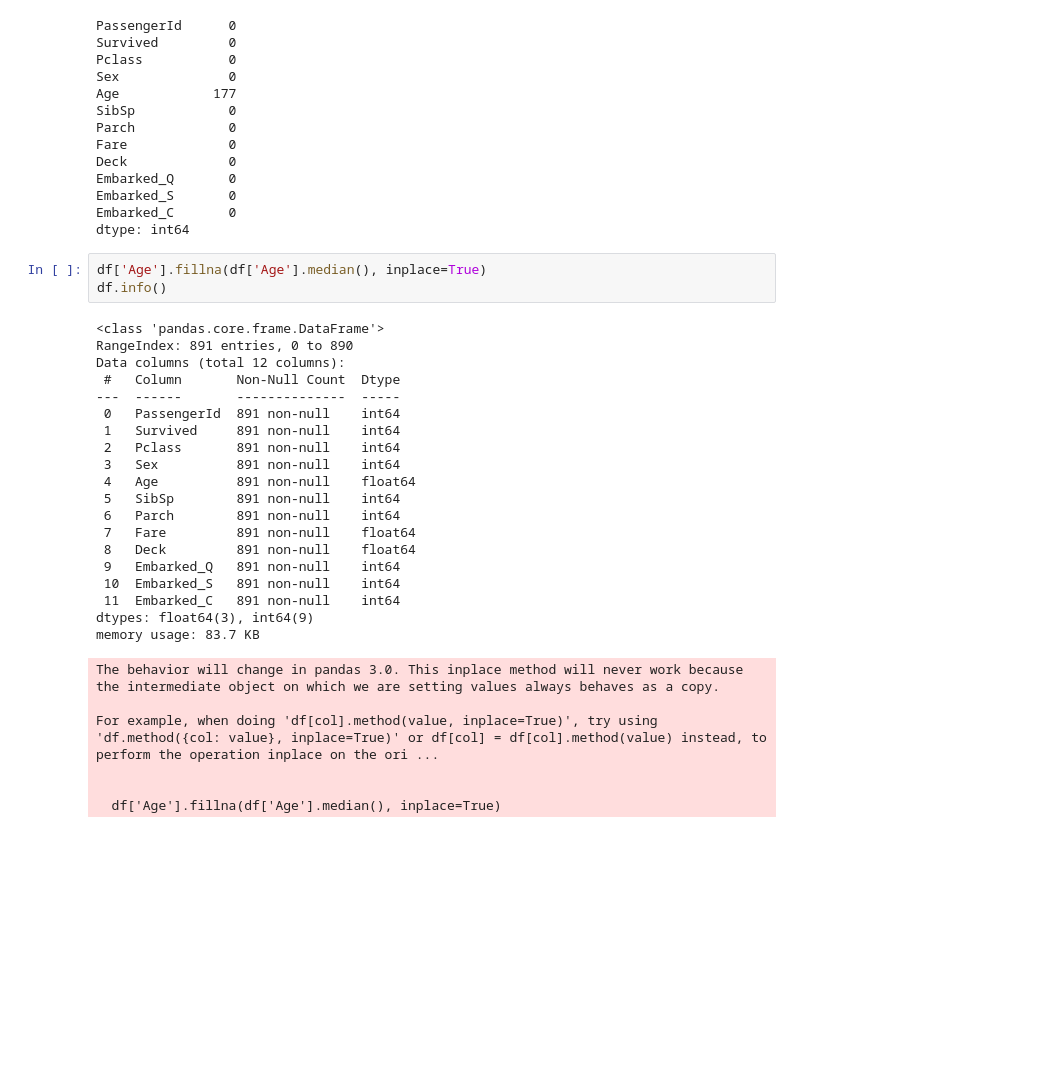
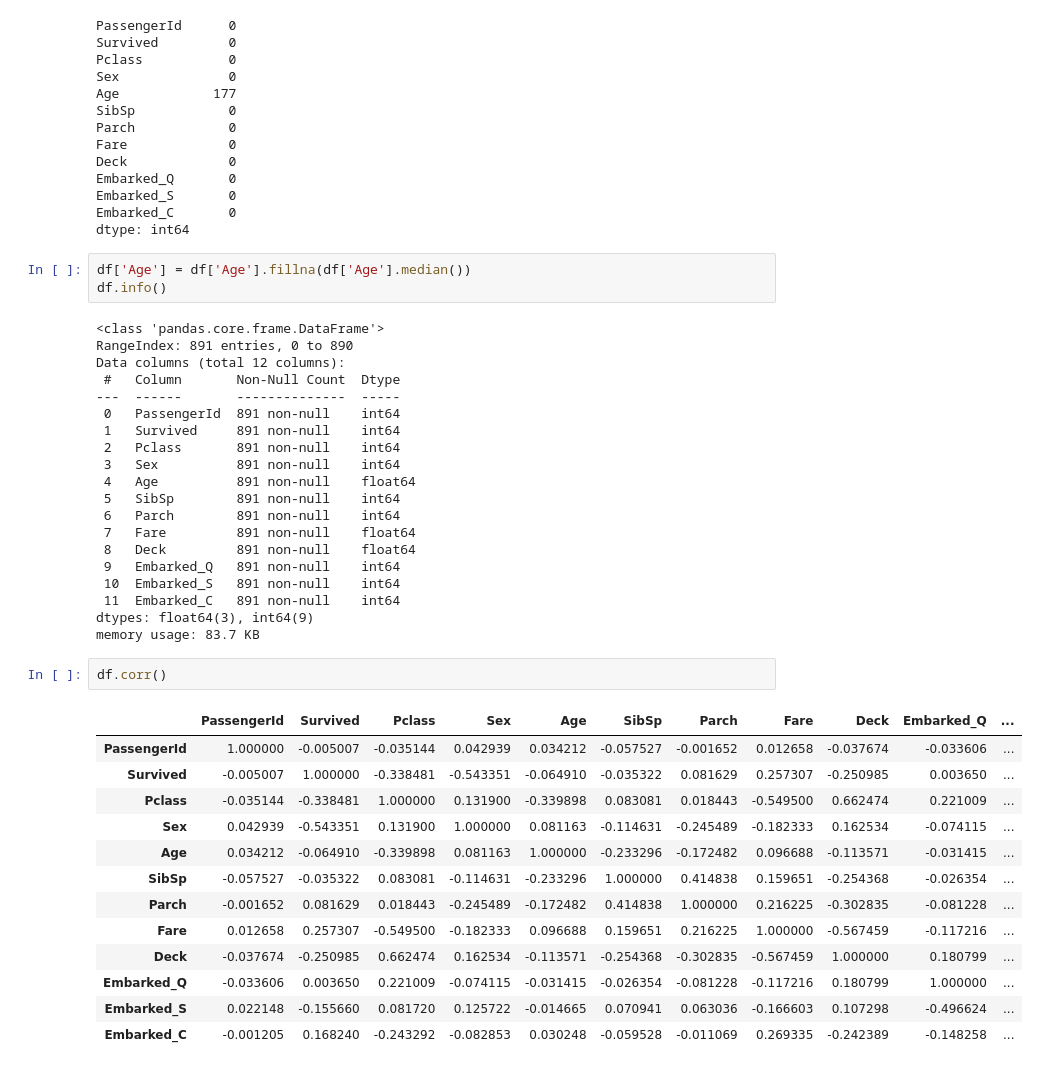
Before and after one commit to jacksonjgee/SVM-Titanic, a Jupyter notebook: SVM-Titanic.ipynb, the cells around one changed output. Drawn from its saved outputs; the diff is of its cells as text; blank space fills up the shorter version.

```diff
--- a/SVM-Titanic.ipynb
+++ b/SVM-Titanic.ipynb
@@ -315,7 +315,7 @@ Embarked_S       0
 Embarked_C       0
 dtype: int64
 # %%
-df['Age'].fillna(df['Age'].median(), inplace=True)
+df['Age'] = df['Age'].fillna(df['Age'].median())
 df.info()
 # %% [output]
 <class 'pandas.core.frame.DataFrame'>
@@ -337,9 +337,19 @@ Data columns (total 12 columns):
  11  Embarked_C   891 non-null    int64
 dtypes: float64(3), int64(9)
 memory usage: 83.7 KB
-The behavior will change in pandas 3.0. This inplace method will never work because the intermediate object on which we are setting values always behaves as a copy.
-
-For example, when doing 'df[col].method(value, inplace=True)', try using 'df.method({col: value}, inplace=True)' or df[col] = df[col].method(value) instead, to perform the operation inplace on the ori ...
-
-
-  df['Age'].fillna(df['Age'].median(), inplace=True)
+# %%
+df.corr()
+# %% [output]
+|  | PassengerId | Survived | Pclass | Sex | Age | SibSp | Parch | Fare | Deck | Embarked_Q | ... |
+| PassengerId | 1.000000 | -0.005007 | -0.035144 | 0.042939 | 0.034212 | -0.057527 | -0.001652 | 0.012658 | -0.037674 | -0.033606 | ... |
+| Survived | -0.005007 | 1.000000 | -0.338481 | -0.543351 | -0.064910 | -0.035322 | 0.081629 | 0.257307 | -0.250985 | 0.003650 | ... |
+| Pclass | -0.035144 | -0.338481 | 1.000000 | 0.131900 | -0.339898 | 0.083081 | 0.018443 | -0.549500 | 0.662474 | 0.221009 | ... |
+| Sex | 0.042939 | -0.543351 | 0.131900 | 1.000000 | 0.081163 | -0.114631 | -0.245489 | -0.182333 | 0.162534 | -0.074115 | ... |
+| Age | 0.034212 | -0.064910 | -0.339898 | 0.081163 | 1.000000 | -0.233296 | -0.172482 | 0.096688 | -0.113571 | -0.031415 | ... |
+| SibSp | -0.057527 | -0.035322 | 0.083081 | -0.114631 | -0.233296 | 1.000000 | 0.414838 | 0.159651 | -0.254368 | -0.026354 | ... |
+| Parch | -0.001652 | 0.081629 | 0.018443 | -0.245489 | -0.172482 | 0.414838 | 1.000000 | 0.216225 | -0.302835 | -0.081228 | ... |
+| Fare | 0.012658 | 0.257307 | -0.549500 | -0.182333 | 0.096688 | 0.159651 | 0.216225 | 1.000000 | -0.567459 | -0.117216 | ... |
+| Deck | -0.037674 | -0.250985 | 0.662474 | 0.162534 | -0.113571 | -0.254368 | -0.302835 | -0.567459 | 1.000000 | 0.180799 | ... |
+| Embarked_Q | -0.033606 | 0.003650 | 0.221009 | -0.074115 | -0.031415 | -0.026354 | -0.081228 | -0.117216 | 0.180799 | 1.000000 | ... |
+| Embarked_S | 0.022148 | -0.155660 | 0.081720 | 0.125722 | -0.014665 | 0.070941 | 0.063036 | -0.166603 | 0.107298 | -0.496624 | ... |
+| Embarked_C | -0.001205 | 0.168240 | -0.243292 | -0.082853 | 0.030248 | -0.059528 | -0.011069 | 0.269335 | -0.242389 | -0.148258 | ... |
```
Also changed, not shown: parts of 2 cells of this notebook.
